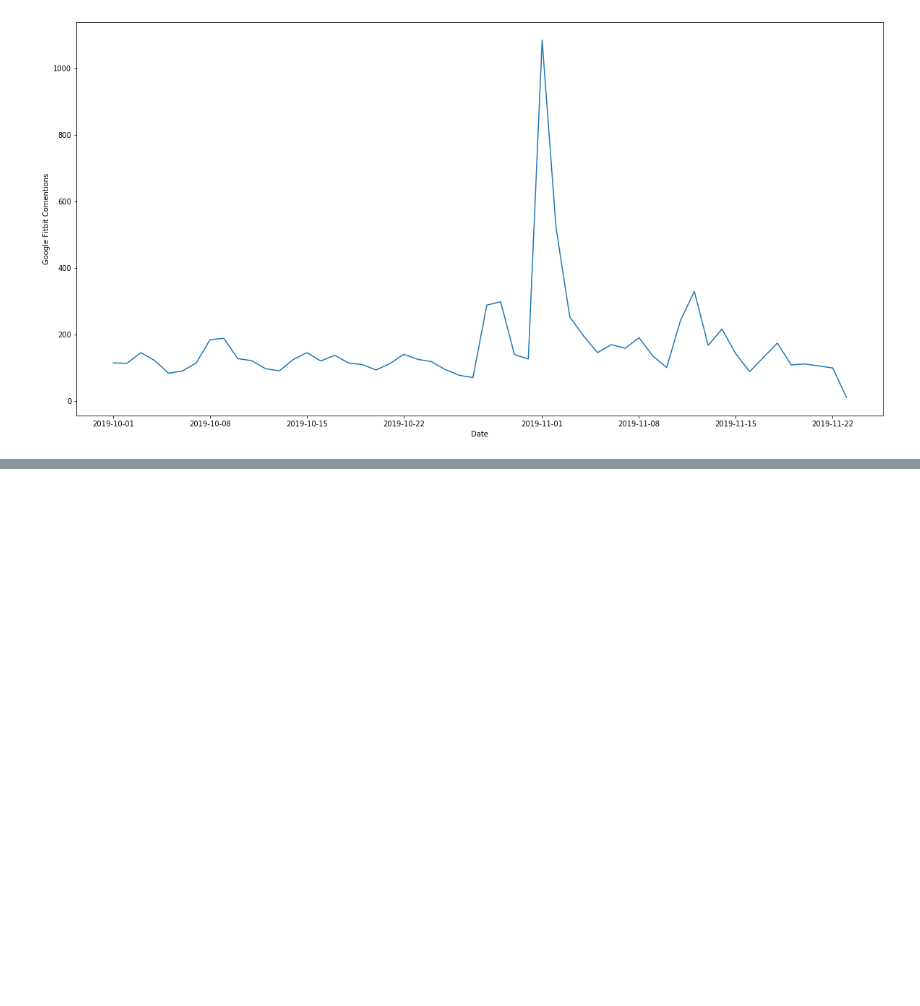
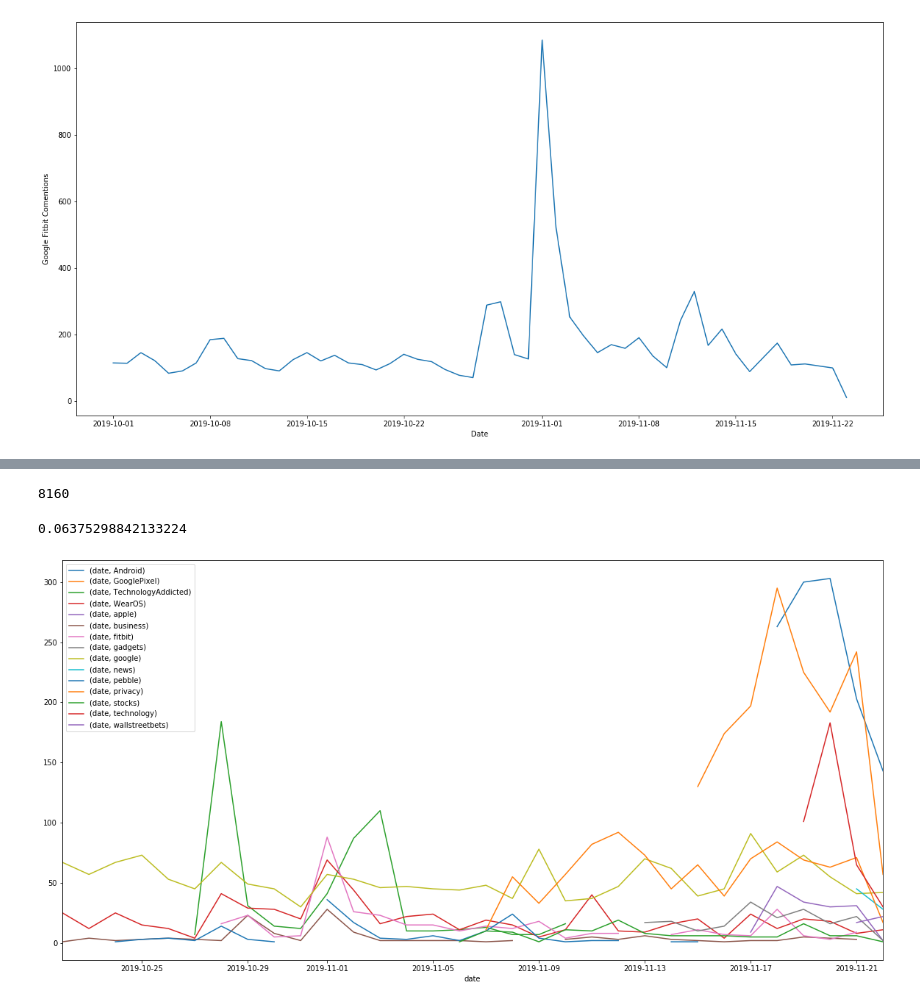
Before and after one commit to chenson2018/Text-Analysis-Class, a Jupyter notebook: Project/PSAW (Reddit).ipynb, the cells around one changed output, grey strips where cells are left out. Saved outputs shown, nothing was run; the diff lists cells and outputs as text; code cells hidden in the pictures; blank space fills up the shorter version.

```diff
--- a/Project/PSAW (Reddit).ipynb
+++ b/Project/PSAW (Reddit).ipynb
@@ -73,0 +81,14 @@ df_fitbit.subreddit.value_counts().iloc[:15].plot.bar()
+# %%
+%%time
+df_list = []
+
+for sub in mention_subs:
+
+    gen = api.search_comments(after=int(dt.datetime(2019, 10, 22).timestamp()),
+                              before = int(dt.datetime(2019, 11, 22).timestamp()),
+                              limit = 10000,
+                              subreddit = sub)
+
+
+    df = pd.DataFrame([obj.d_ for obj in gen])
+    df_list.append(df)
@@ -73,0 +115,2 @@ df_fitbit.subreddit.value_counts().iloc[:15].plot.bar()
+# %%
+df = pd.concat(df_list)
@@ -73,0 +125,2 @@ df_fitbit.subreddit.value_counts().iloc[:15].plot.bar()
+# %%
+df['date'] = pd.to_datetime(df['created_utc'],unit='s').dt.date
@@ -73,0 +141,19 @@ df_fitbit.subreddit.value_counts().iloc[:15].plot.bar()
+# %%
+#google mentions
+len(df[df['body'].str.contains('google', flags=re.IGNORECASE, regex=True)])
+# %% [output]
+8160
+# %%
+#about 6% comentions
+len(df[df['body'].str.contains('google', flags=re.IGNORECASE, regex=True)])/len(df)
+# %% [output]
+0.06375298842133224
+# %%
+subset = df[df['body'].str.contains('google', flags=re.IGNORECASE, regex=True)]
+subset = subset[['date', 'subreddit']]
+# %%
+subset.groupby(['date', 'subreddit'])[['date']].agg('count').unstack().plot(figsize=(20,10))
+plt.legend()
+plt.show()
+# %% [output]
+[figure, added]
```
Also changed, not shown: parts of 9 cells of this notebook.
